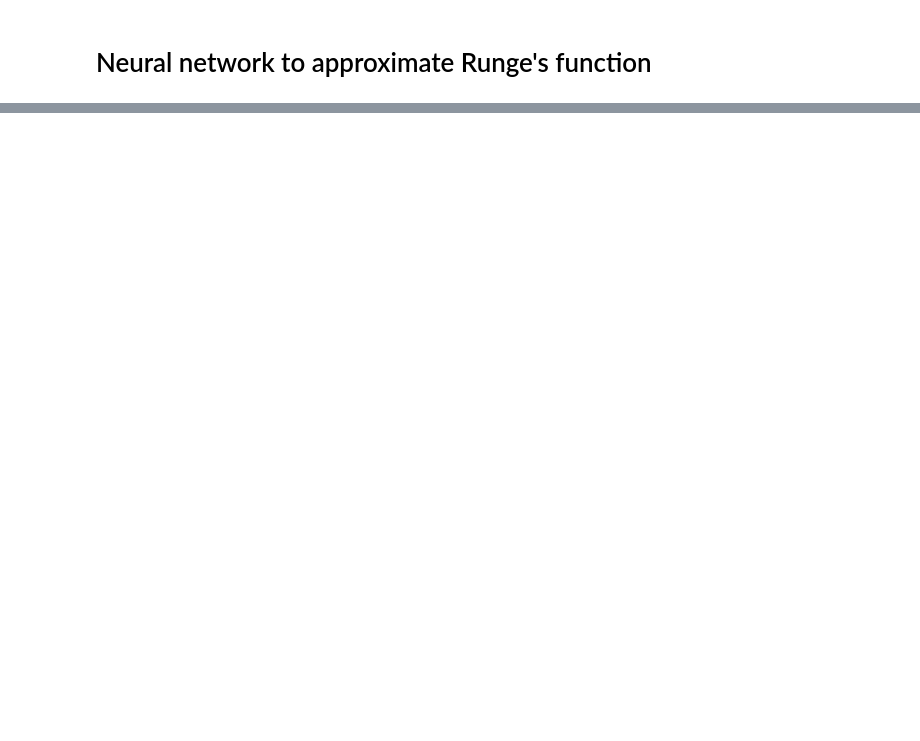
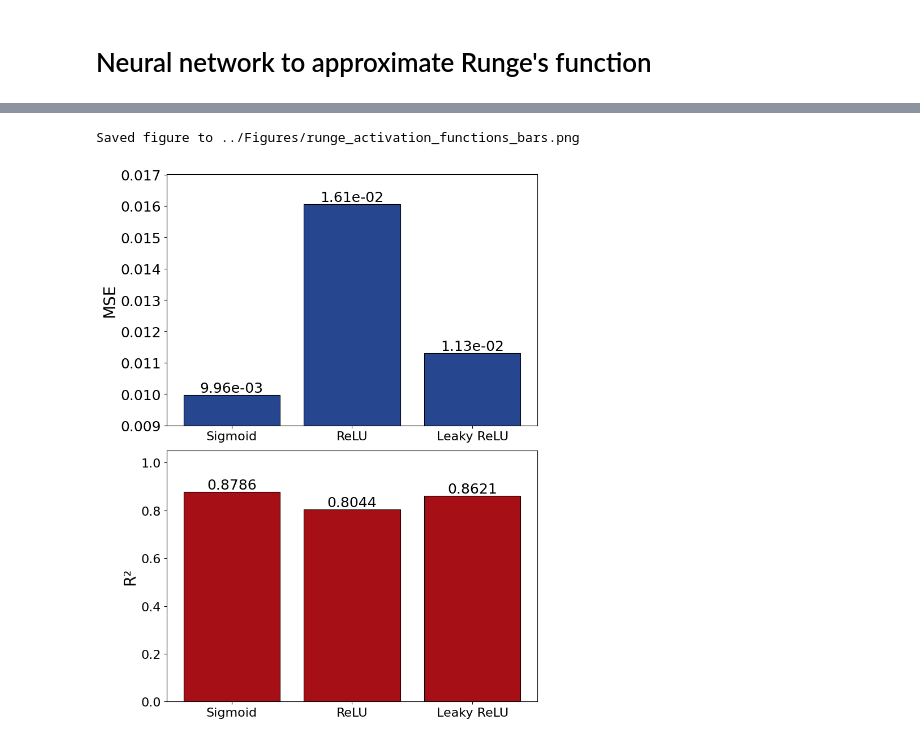
Before and after one commit to m-nader/FYS-STK4155-group14, a Jupyter notebook: project_2/Code/neuralnetwork_runge_activation_functions.ipynb, the cells around one changed output, grey strips where cells are left out. Drawn from its saved outputs; the diff is of its cells as text; code cells hidden in the pictures; blank space fills up the shorter version.

Commit message:
activation functions runge barplot

```diff
--- a/project_2/Code/neuralnetwork_runge_activation_functions.ipynb
+++ b/project_2/Code/neuralnetwork_runge_activation_functions.ipynb
@@ -28,9 +28,9 @@ y = runge(x) + 0.1*np.random.normal(0,1, x.shape)
 
 # Save x and y (flattened) to JSON for easy loading later
 xy = {"x": x.ravel().tolist(), "y": y.ravel().tolist()}
-with open("data/xy.json", "w") as f:
-    json.dump(xy, f)
-print("Saved x,y to data/xy.json")
+# with open("data/xy.json", "w") as f:
+#     json.dump(xy, f)
+# print("Saved x,y to data/xy.json")
 
 x_train, x_test, y_train, y_test = train_test_split(x, y, test_size=0.2, random_state=42)
 y_offset = y_train.mean()
@@ -57,10 +57,10 @@ mse_OLS = MSE(targets, y_test_tilde)
 R2_OLS = R2(targets, y_test_tilde)
 
 metrics = {"mse": float(mse_OLS), "r2": float(R2_OLS)}
-with open("data/ols_metrics.json", "w") as f:
-    json.dump(metrics, f, indent=2)
+# with open("data/ols_metrics.json", "w") as f:
+#     json.dump(metrics, f, indent=2)
 
-print("Saved OLS metrics to ols_metrics.json")
+# print("Saved OLS metrics to ols_metrics.json")
 
 # Smooth Runge curve and OLS approximation over a fine grid
 xx = np.linspace(-1, 1, 400).reshape(-1, 1)
@@ -72,7 +72,7 @@ XX_s = scaler.transform(XX)
 y_ols = XX_s @ beta + y_offset
 
 plot_data = {"xx": xx.ravel().tolist(), "yy": yy.ravel().tolist(), "y_ols": y_ols.ravel().tolist()}
-with open("data/xx_yy_yols.json", "w") as f:
-    json.dump(plot_data, f, indent=2)
-print("Saved xx, yy, y_ols to data/xx_yy_yols.json")
+# with open("data/xx_yy_yols.json", "w") as f:
+#     json.dump(plot_data, f, indent=2)
+# print("Saved xx, yy, y_ols to data/xx_yy_yols.json")
 # %% [output]
@@ -231,0 +229,54 @@ plt.show()
+# %%
+labels = ['Sigmoid', 'ReLU', 'Leaky ReLU']
+
+fig_v, axes_v = plt.subplots(2, 1, figsize=(8, 10))
+
+
+# Top: MSE (log scale)
+ax_mse = axes_v[0]
+# a bit lighter blue
+blue_color = '#274690'
+bars_mse = ax_mse.bar(labels, mse_act, color=blue_color, edgecolor='black', linewidth=0.8)
+ax_mse.set_ylabel('MSE', fontsize=20)
+ax_mse.tick_params(axis='both', which='major', labelsize=16)
+ax_mse.set_ylim(0.009, 0.017)
+yticks = np.arange(0.009, 0.017 + 0.0001, 0.001)
+ax_mse.set_yticks(yticks)
+ax_mse.set_yticklabels([f'{t:.3f}' for t in yticks], fontsize=18)
+for bar, val in zip(bars_mse, mse_act):
+    if not np.isnan(val):
+        ax_mse.text(
+            bar.get_x() + bar.get_width() / 2,
+            val,
+            f'{val:.2e}',
+            ha='center', va='bottom', fontsize=18
+        )
+
+# Bottom: R2
+ax_r2 = axes_v[1]
+# a bit lighter red
+red_color = '#a50f15'
+bars_r2 = ax_r2.bar(labels, r2_act, color=red_color, edgecolor='black', linewidth=0.8)
+ax_r2.set_ylabel('R²', fontsize=20)
+ax_r2.tick_params(axis='both', which='major', labelsize=16)
+ax_r2.set_ylim(0, 1.05)
+for bar, val in zip(bars_r2, r2_act):
+    if not np.isnan(val):
+        ax_r2.text(
+            bar.get_x() + bar.get_width() / 2,
+            val,
+            f'{val:.4f}',
+            ha='center', va='bottom', fontsize=18
+        )
+        # ax_r2.text(bar.get_x() + bar.get_width() / 2,
+        #            val,
+        #            f'{val:.4f}',
+        #            ha='center', va='bottom', fontsize=18)
+
+plt.tight_layout()
+fig_v.savefig("../Figures/runge_activation_functions_bars.png", dpi=300, bbox_inches="tight")
+print("Saved figure to", "../Figures/runge_activation_functions_bars.png")
+plt.show()
+# %% [output]
+Saved figure to ../Figures/runge_activation_functions_bars.png
+[figure, added]
```
Also changed, not shown: parts of 6 cells of this notebook, 3 other files.
